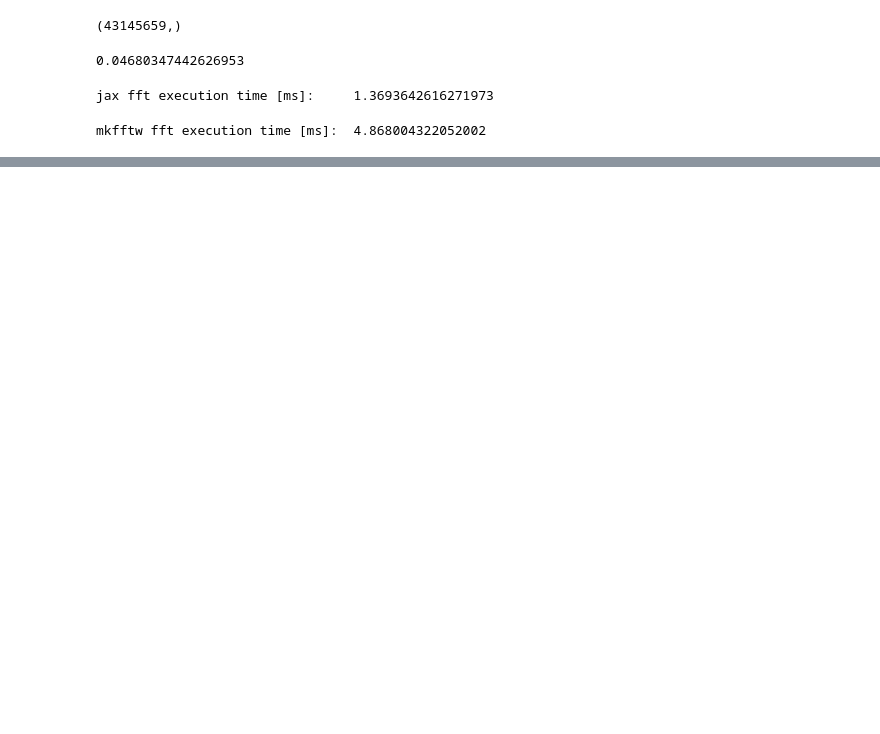
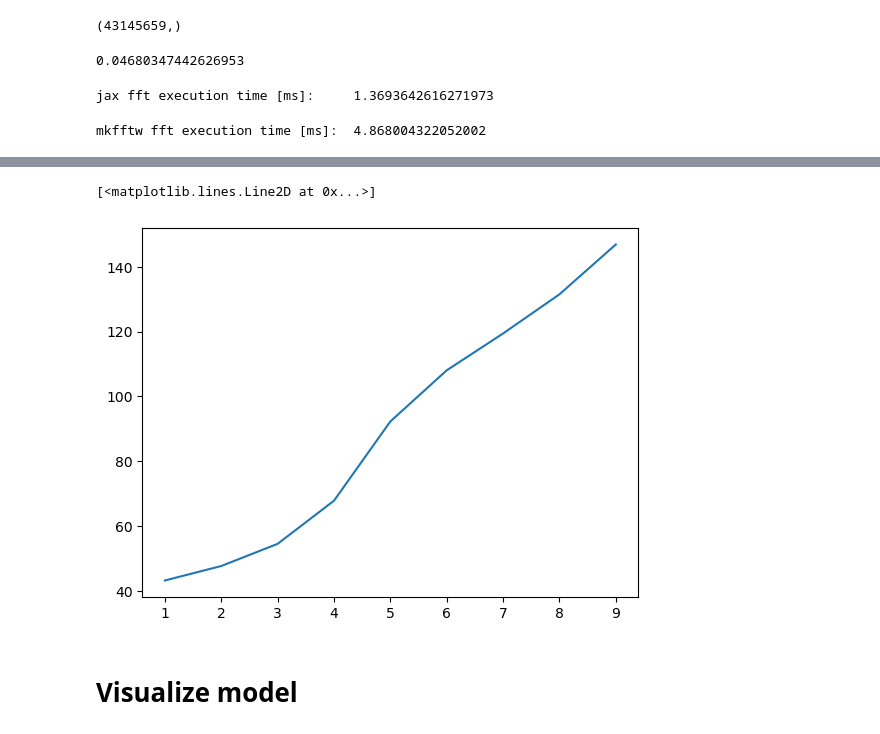
Before and after one commit to MUSTANG-SZ/WITCH, a Jupyter notebook: gpu_minkasi_jax.ipynb, the cells around one changed output, grey strips where cells are left out. Saved outputs shown, nothing was run; the diff lists cells and outputs as text; code cells hidden in the pictures; blank space fills up the shorter version.

Commit message:
Added getchi2, sample

```diff
--- a/gpu_minkasi_jax.ipynb
+++ b/gpu_minkasi_jax.ipynb
@@ -631,0 +697,13 @@ tod.info["idx"].shape
+# %%
+pred = model(xyz, 2, 0, 0, 0, 0, 0, 0, float(y2K_RJ(freq, Te)*dr*XMpc/me), beam, idx_test, idy_test, new_pars)
+# %%
+shape = tod.info["dx"].shape
+pred = pred[id_inv]#.reshape(shape)
+
+for i, tod in enumerate(todvec.tods):
+    print(i)
+    shape = tod.info["dx"].shape
+    start = sum(lens[:i])
+    cur_id_inv = id_inv[start : start + lens[i]]
+    print(pred[cur_id_inv].reshape(shape).shape)
+    print(tod.info["dat_calib"].shape)
@@ -631,0 +839,7 @@ tod.info["idx"].shape
+# %%
+R = 100
+
+ts = time.time()
+for i in range(R):
+    sample(tods, idx_model, idy_model, lens, id_inv, shapes).block_until_ready()
+print('sample execution time [ms]:\t', (time.time()-ts)/R * 1000)
@@ -631,0 +864,18 @@ tod.info["idx"].shape
+# %%
+times = np.zeros(9);
+
+for i in range(len(times)):
+
+    R = 100
+
+    ts = time.time()
+    for j in range(R):
+        sample(tods[:i+1], idx_model, idy_model, lens, id_inv, shapes).block_until_ready()
+    times[i] = (time.time()-ts)/R * 1000
+# %%
+plt.plot(np.arange(1,10), times)
+# %% [output]
+[<matplotlib.lines.Line2D at 0x...>]
+[figure, added]
+# %% [markdown]
+# Visualize model
```
Also changed, not shown: parts of 47 cells of this notebook.
